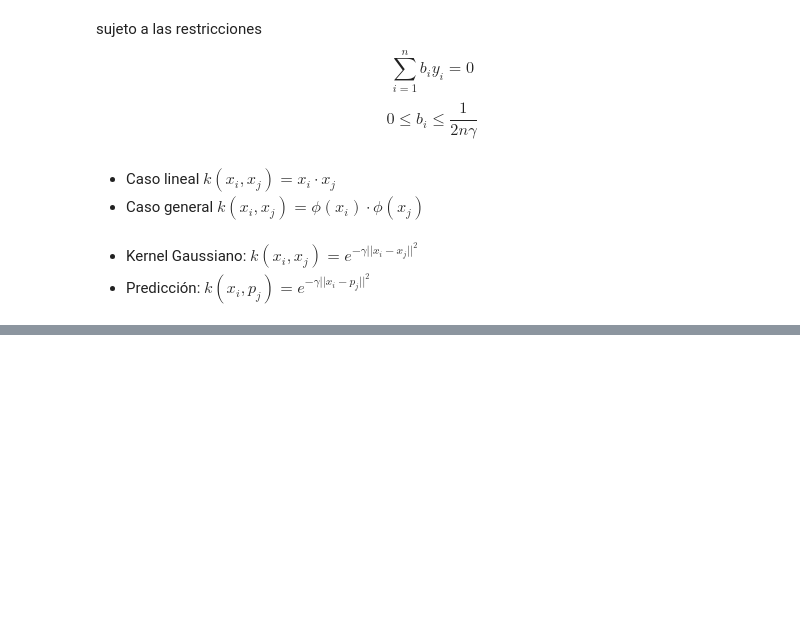
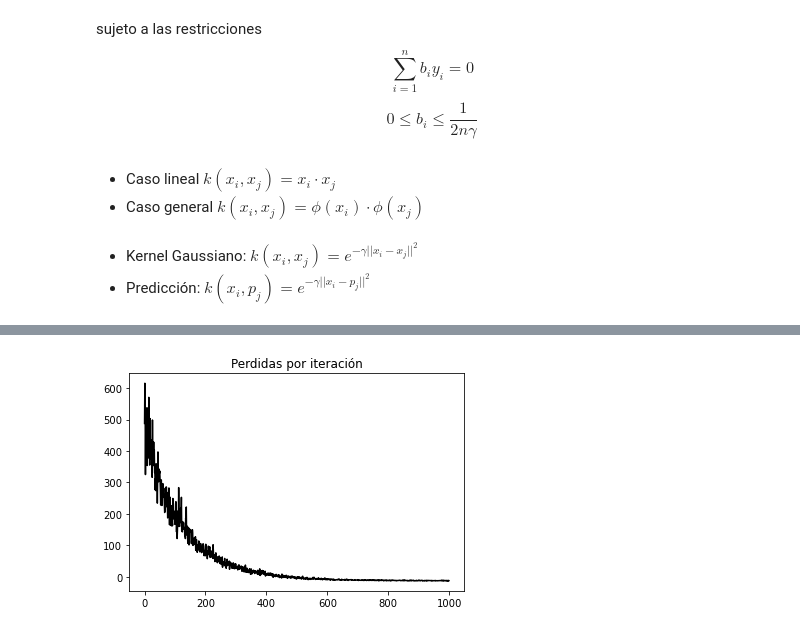
Before and after one commit to langheran/MLScripts, a Jupyter notebook: Python/learning/Deep Learning con Tensorflow - Juan Gomila.ipynb, the cells around one changed output, grey strips where cells are left out. Cells and saved outputs as stored; diff of their text form; code cells hidden in the pictures; blank space fills up the shorter version.

```diff
--- a/Python/learning/Deep Learning con Tensorflow - Juan Gomila.ipynb
+++ b/Python/learning/Deep Learning con Tensorflow - Juan Gomila.ipynb
@@ -2010,0 +2092,6 @@ Paso #600 ,Perdida = -11.794159, Precisión = 0.978
+# %%
+plt.plot(loss_vect, 'k-')
+plt.title('Perdidas por iteración')
+plt.show()
+# %% [output]
+[figure, added]
```
Also changed, not shown: parts of 15 cells of this notebook.
